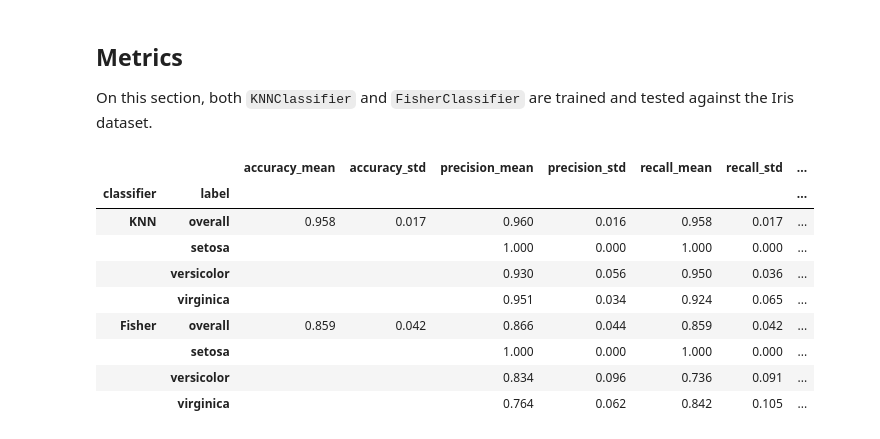
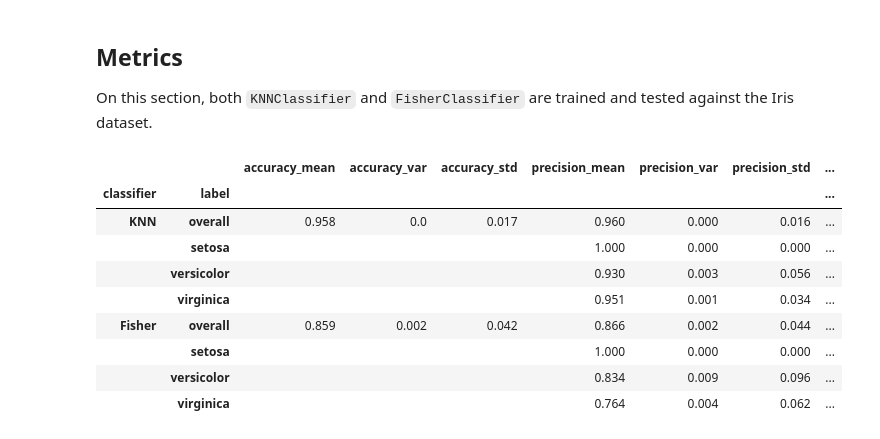
Before and after one commit to dmnunez1993/adaptive-media-processing, a Jupyter notebook: assignment-2/assignment_2.ipynb, the cells around one changed output. Saved outputs shown, nothing was run; the diff lists cells and outputs as text; code cells hidden in the pictures.

```diff
--- a/assignment-2/assignment_2.ipynb
+++ b/assignment-2/assignment_2.ipynb
@@ -534,40 +535,44 @@ for split_number, (train_idx, test_idx) in enumerate(splitter.split(X, y), start
             metrics_rows.append({
                 "split": split_number,
                 "classifier": classifier_name,
                 "label": class_name,
                 "accuracy": np.nan,
                 "precision": report[class_name]["precision"],
                 "recall": report[class_name]["recall"],
                 "f1_score": report[class_name]["f1-score"],
             })
 
 metrics_df = pd.DataFrame(metrics_rows)
 
 summary_df = (
     metrics_df
     .groupby(["classifier", "label"], sort=False)
     .agg(
         accuracy_mean=("accuracy", "mean"),
+        accuracy_var=("accuracy", "var"),
         accuracy_std=("accuracy", "std"),
         precision_mean=("precision", "mean"),
+        precision_var=("precision", "var"),
         precision_std=("precision", "std"),
         recall_mean=("recall", "mean"),
+        recall_var=("recall", "var"),
         recall_std=("recall", "std"),
         f1_mean=("f1_score", "mean"),
+        f1_var=("f1_score", "var"),
         f1_std=("f1_score", "std"),
     )
     .round(3)
 )
 
 display(summary_df.fillna(""))
 # %% [output]
-|  |  | accuracy_mean | accuracy_std | precision_mean | precision_std | recall_mean | recall_std | ... |
+|  |  | accuracy_mean | accuracy_var | accuracy_std | precision_mean | precision_var | precision_std | ... |
 | classifier | label |  |  |  |  |  |  | ... |
-| KNN | overall | 0.958 | 0.017 | 0.960 | 0.016 | 0.958 | 0.017 | ... |
-|  | setosa |  |  | 1.000 | 0.000 | 1.000 | 0.000 | ... |
-|  | versicolor |  |  | 0.930 | 0.056 | 0.950 | 0.036 | ... |
-|  | virginica |  |  | 0.951 | 0.034 | 0.924 | 0.065 | ... |
-| Fisher | overall | 0.859 | 0.042 | 0.866 | 0.044 | 0.859 | 0.042 | ... |
-|  | setosa |  |  | 1.000 | 0.000 | 1.000 | 0.000 | ... |
-|  | versicolor |  |  | 0.834 | 0.096 | 0.736 | 0.091 | ... |
-|  | virginica |  |  | 0.764 | 0.062 | 0.842 | 0.105 | ... |
+| KNN | overall | 0.958 | 0.0 | 0.017 | 0.960 | 0.000 | 0.016 | ... |
+|  | setosa |  |  |  | 1.000 | 0.000 | 0.000 | ... |
+|  | versicolor |  |  |  | 0.930 | 0.003 | 0.056 | ... |
+|  | virginica |  |  |  | 0.951 | 0.001 | 0.034 | ... |
+| Fisher | overall | 0.859 | 0.002 | 0.042 | 0.866 | 0.002 | 0.044 | ... |
+|  | setosa |  |  |  | 1.000 | 0.000 | 0.000 | ... |
+|  | versicolor |  |  |  | 0.834 | 0.009 | 0.096 | ... |
+|  | virginica |  |  |  | 0.764 | 0.004 | 0.062 | ... |
```
Also changed, not shown: parts of 2 cells of this notebook.
